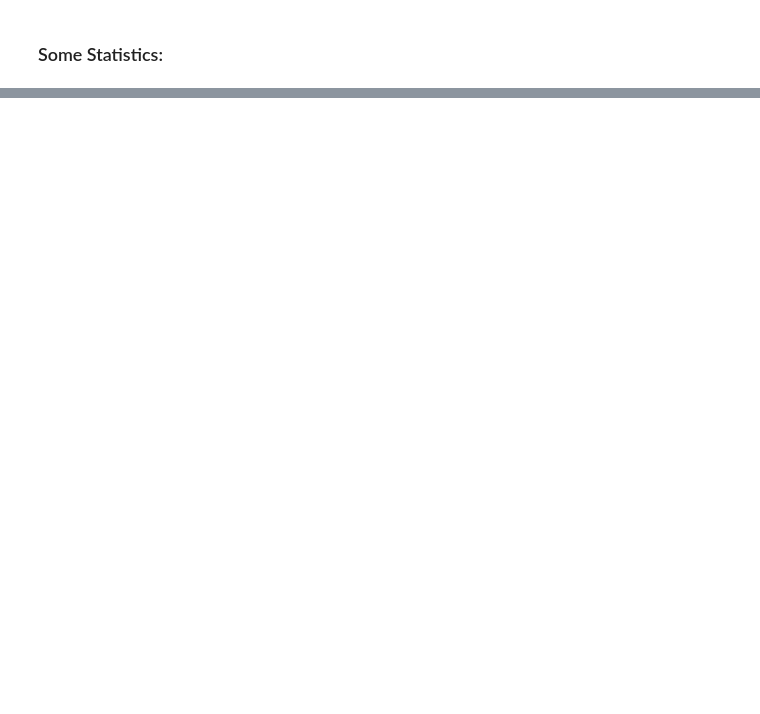
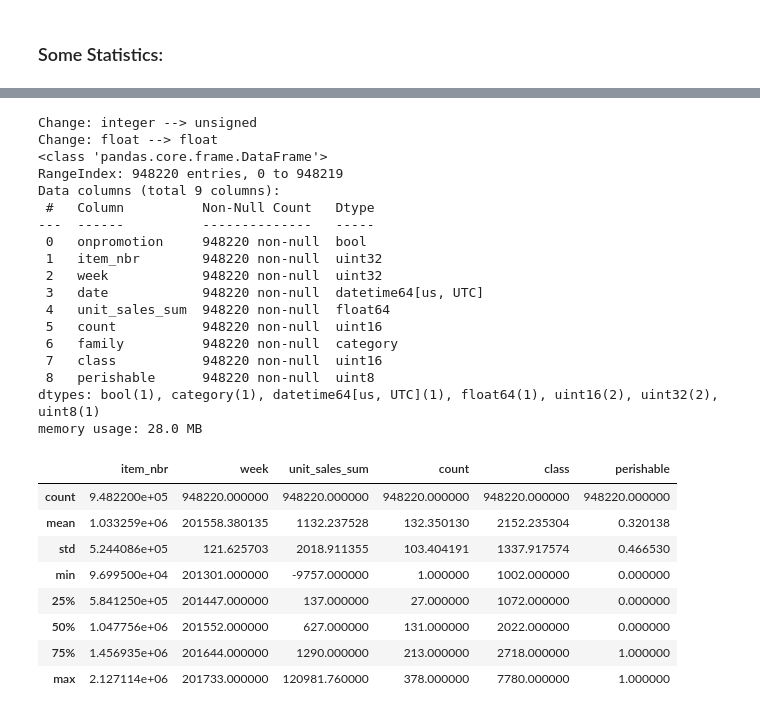
Before and after one commit to AFEngelage/Group4B, a Jupyter notebook: notebooks/2024 04 21 - Supermarket Loading first data - AFE.ipynb, the cells around one changed output, grey strips where cells are left out. Saved outputs shown, nothing was run; the diff lists cells and outputs as text; code cells hidden in the pictures; blank space fills up the shorter version.

```diff
--- a/notebooks/2024 04 21 - Supermarket Loading first data - AFE.ipynb
+++ b/notebooks/2024 04 21 - Supermarket Loading first data - AFE.ipynb
@@ -191,5 +302,34 @@ df.sample(20)
 # %%
 df = f_get_data(1)
 # f_describe(df)
 df.info()
 df.sample(20)
+df.describe()
+# %% [output]
+Change: integer --> unsigned
+Change: float --> float
+<class 'pandas.core.frame.DataFrame'>
+RangeIndex: 948220 entries, 0 to 948219
+Data columns (total 9 columns):
+ #   Column          Non-Null Count   Dtype
+---  ------          --------------   -----
+ 0   onpromotion     948220 non-null  bool
+ 1   item_nbr        948220 non-null  uint32
+ 2   week            948220 non-null  uint32
+ 3   date            948220 non-null  datetime64[us, UTC]
+ 4   unit_sales_sum  948220 non-null  float64
+ 5   count           948220 non-null  uint16
+ 6   family          948220 non-null  category
+ 7   class           948220 non-null  uint16
+ 8   perishable      948220 non-null  uint8
+dtypes: bool(1), category(1), datetime64[us, UTC](1), float64(1), uint16(2), uint32(2), uint8(1)
+memory usage: 28.0 MB
+|  | item_nbr | week | unit_sales_sum | count | class | perishable |
+| count | 9.482200e+05 | 948220.000000 | 948220.000000 | 948220.000000 | 948220.000000 | 948220.000000 |
+| mean | 1.033259e+06 | 201558.380135 | 1132.237528 | 132.350130 | 2152.235304 | 0.320138 |
+| std | 5.244086e+05 | 121.625703 | 2018.911355 | 103.404191 | 1337.917574 | 0.466530 |
+| min | 9.699500e+04 | 201301.000000 | -9757.000000 | 1.000000 | 1002.000000 | 0.000000 |
+| 25% | 5.841250e+05 | 201447.000000 | 137.000000 | 27.000000 | 1072.000000 | 0.000000 |
+| 50% | 1.047756e+06 | 201552.000000 | 627.000000 | 131.000000 | 2022.000000 | 0.000000 |
+| 75% | 1.456935e+06 | 201644.000000 | 1290.000000 | 213.000000 | 2718.000000 | 1.000000 |
+| max | 2.127114e+06 | 201733.000000 | 120981.760000 | 378.000000 | 7780.000000 | 1.000000 |
```
Also changed, not shown: parts of 16 cells of this notebook, 2 other files.
